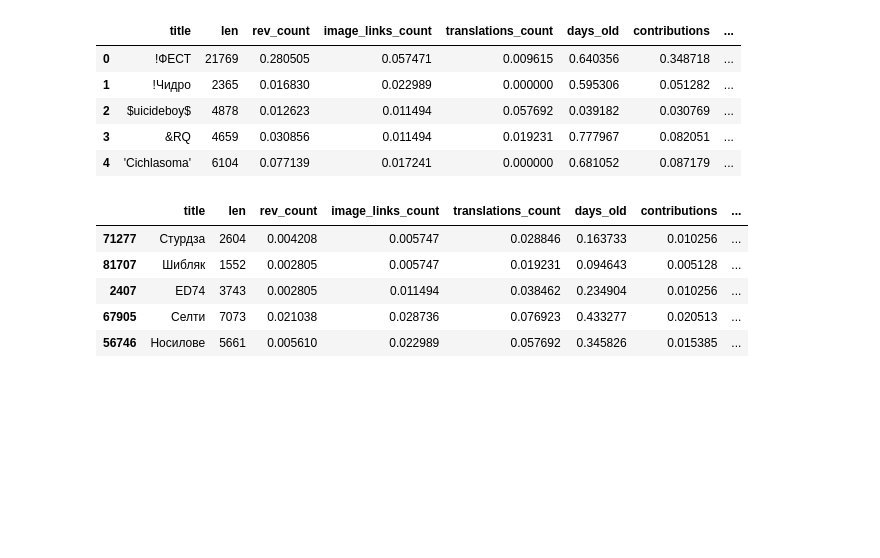
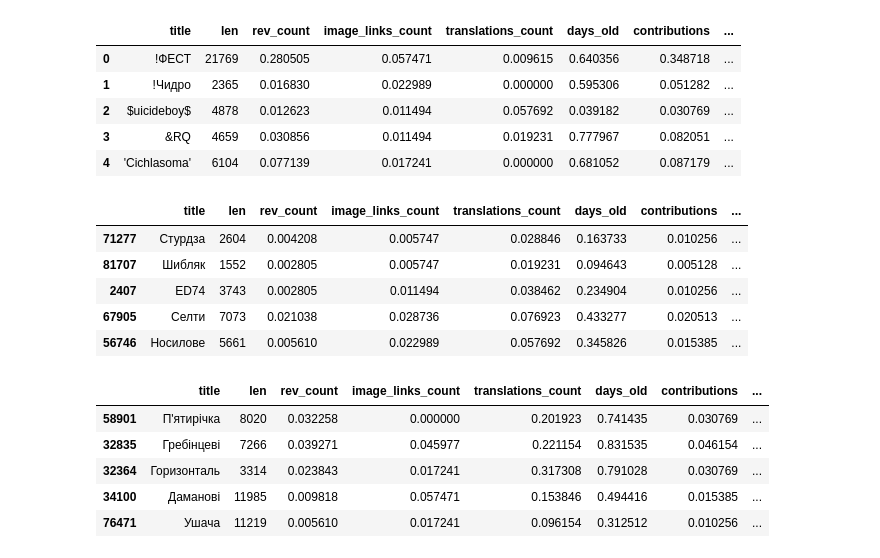
Before and after one commit to Irynei/wiki, a Jupyter notebook: modeling.ipynb, the cells around one changed output. Drawn from its saved outputs; the diff is of its cells as text; code cells hidden in the pictures; blank space fills up the shorter version.

```diff
--- a/modeling.ipynb
+++ b/modeling.ipynb
@@ -216,5 +216,5 @@ def similarity(features):
 # sim = similarity(np.array([0, 0, 0, 0, 0]))
 ranking_with_similarity = ranking_data.copy()
 ranking_with_similarity['xgb_ranking'] = xgb_classifier.predict_proba(ranking_data.drop(labels=columns_to_drop, axis=1))[:,[1]]
-ranking_with_similarity['ranking'] = ranking_data.apply(lambda row: similarity(row), axis=1)
+ranking_with_similarity['cosine_ranking'] = ranking_data.apply(lambda row: similarity(row), axis=1)
 # %%
@@ -229,5 +229,14 @@ ranking_with_similarity.sort_values('ranking', ascending = False).head()
 # %%
 final_results = ranking_with_similarity.sort_values('xgb_ranking', ascending = False)
 # %%
-final_results = final_results.drop(columns="ranking")
+final_results = final_results.drop(columns="cosine_ranking")
 final_results.to_csv("ranking_final_results.csv", index = False)
+# %%
+final_results.head()
+# %% [output]
+|  | title | len | rev_count | image_links_count | translations_count | days_old | contributions | ... |
+| 58901 | П'ятирічка | 8020 | 0.032258 | 0.000000 | 0.201923 | 0.741435 | 0.030769 | ... |
+| 32835 | Гребінцеві | 7266 | 0.039271 | 0.045977 | 0.221154 | 0.831535 | 0.046154 | ... |
+| 32364 | Горизонталь | 3314 | 0.023843 | 0.017241 | 0.317308 | 0.791028 | 0.030769 | ... |
+| 34100 | Даманові | 11985 | 0.009818 | 0.057471 | 0.153846 | 0.494416 | 0.015385 | ... |
+| 76471 | Ушача | 11219 | 0.005610 | 0.017241 | 0.096154 | 0.312512 | 0.010256 | ... |
```
Also changed, not shown: parts of 1 cell of this notebook.
